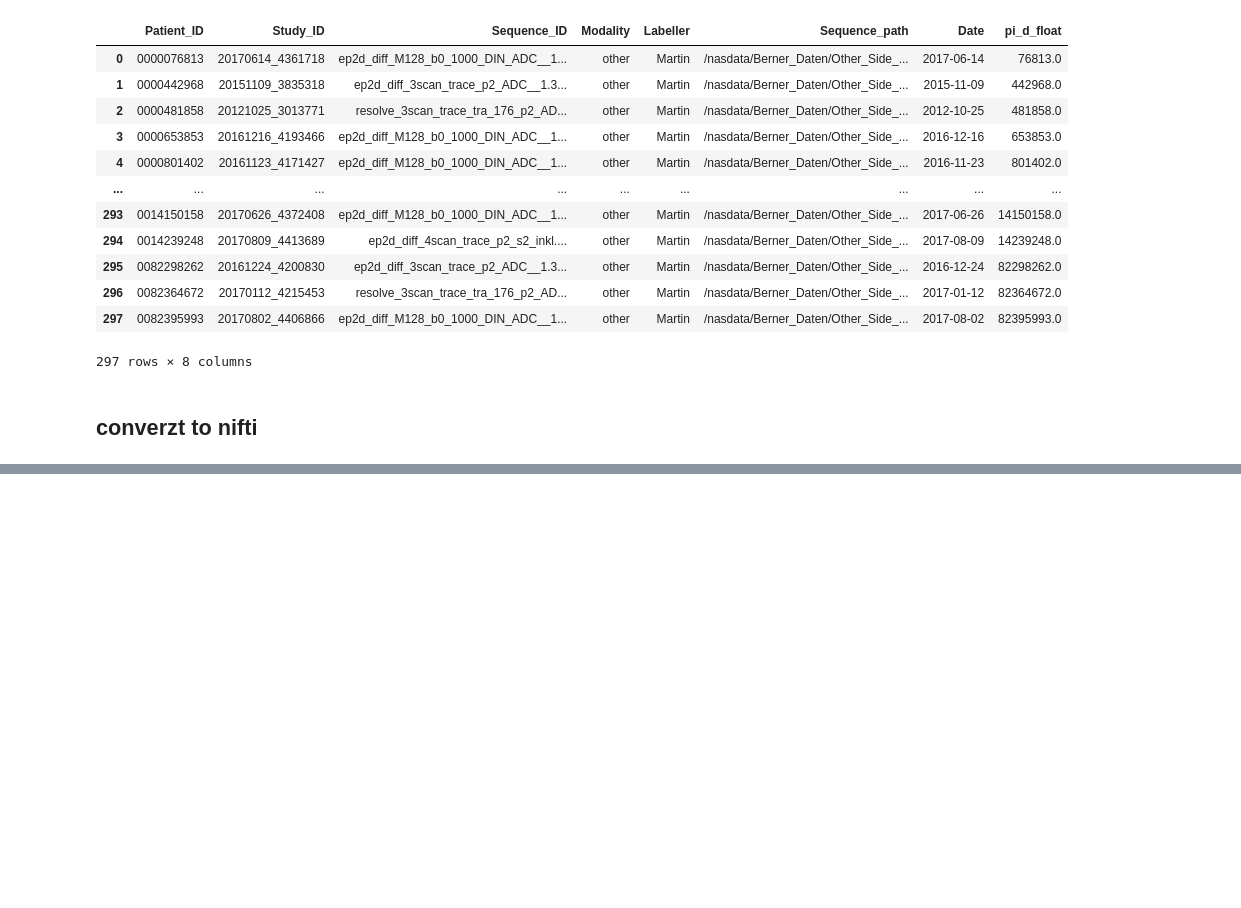
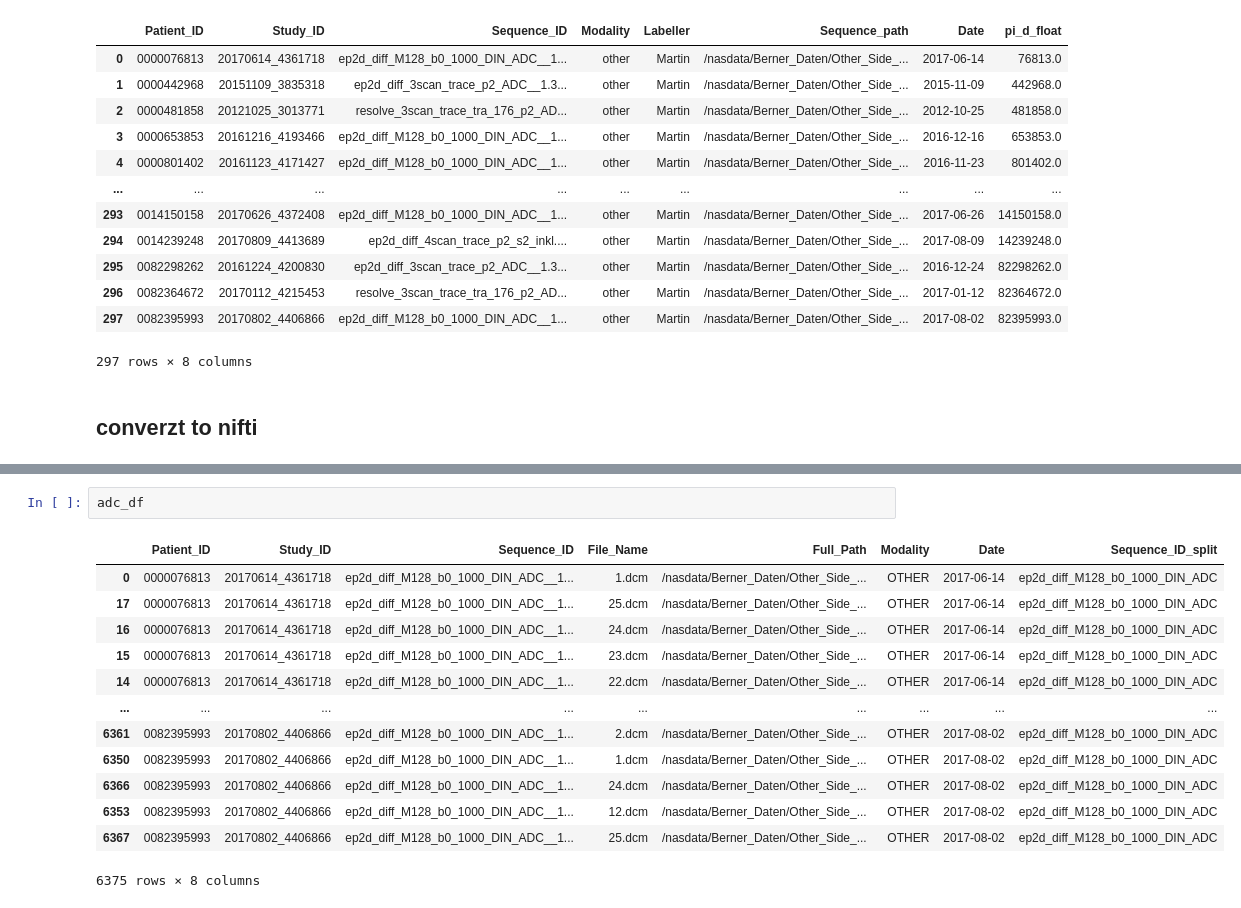
Before and after one commit to buehlpa/berne-cohort-data-pipeline, a Jupyter notebook: 4_1_adc_selection_nifti_conversion.ipynb, the cells around one changed output, grey strips where cells are left out. Cells and saved outputs as stored; diff of their text form; blank space fills up the shorter version.

```diff
--- a/4_1_adc_selection_nifti_conversion.ipynb
+++ b/4_1_adc_selection_nifti_conversion.ipynb
@@ -244,6 +228,22 @@ adc_df.groupby('Patient_ID').nunique().head()
 | 0000481858 | 1 | 1 | 20 | 20 | 1 | 1 | 1 |
 | 0000653853 | 1 | 1 | 25 | 25 | 1 | 1 | 1 |
 | 0000768081 | 1 | 1 | 25 | 25 | 1 | 1 | 1 |
+# %%
+adc_df
+# %% [output]
+|  | Patient_ID | Study_ID | Sequence_ID | File_Name | Full_Path | Modality | Date | Sequence_ID_split |
+| 0 | 0000076813 | 20170614_4361718 | ep2d_diff_M128_b0_1000_DIN_ADC__1... | 1.dcm | /nasdata/Berner_Daten/Other_Side_... | OTHER | 2017-06-14 | ep2d_diff_M128_b0_1000_DIN_ADC |
+| 17 | 0000076813 | 20170614_4361718 | ep2d_diff_M128_b0_1000_DIN_ADC__1... | 25.dcm | /nasdata/Berner_Daten/Other_Side_... | OTHER | 2017-06-14 | ep2d_diff_M128_b0_1000_DIN_ADC |
+| 16 | 0000076813 | 20170614_4361718 | ep2d_diff_M128_b0_1000_DIN_ADC__1... | 24.dcm | /nasdata/Berner_Daten/Other_Side_... | OTHER | 2017-06-14 | ep2d_diff_M128_b0_1000_DIN_ADC |
+| 15 | 0000076813 | 20170614_4361718 | ep2d_diff_M128_b0_1000_DIN_ADC__1... | 23.dcm | /nasdata/Berner_Daten/Other_Side_... | OTHER | 2017-06-14 | ep2d_diff_M128_b0_1000_DIN_ADC |
+| 14 | 0000076813 | 20170614_4361718 | ep2d_diff_M128_b0_1000_DIN_ADC__1... | 22.dcm | /nasdata/Berner_Daten/Other_Side_... | OTHER | 2017-06-14 | ep2d_diff_M128_b0_1000_DIN_ADC |
+| ... | ... | ... | ... | ... | ... | ... | ... | ... |
+| 6361 | 0082395993 | 20170802_4406866 | ep2d_diff_M128_b0_1000_DIN_ADC__1... | 2.dcm | /nasdata/Berner_Daten/Other_Side_... | OTHER | 2017-08-02 | ep2d_diff_M128_b0_1000_DIN_ADC |
+| 6350 | 0082395993 | 20170802_4406866 | ep2d_diff_M128_b0_1000_DIN_ADC__1... | 1.dcm | /nasdata/Berner_Daten/Other_Side_... | OTHER | 2017-08-02 | ep2d_diff_M128_b0_1000_DIN_ADC |
+| 6366 | 0082395993 | 20170802_4406866 | ep2d_diff_M128_b0_1000_DIN_ADC__1... | 24.dcm | /nasdata/Berner_Daten/Other_Side_... | OTHER | 2017-08-02 | ep2d_diff_M128_b0_1000_DIN_ADC |
+| 6353 | 0082395993 | 20170802_4406866 | ep2d_diff_M128_b0_1000_DIN_ADC__1... | 12.dcm | /nasdata/Berner_Daten/Other_Side_... | OTHER | 2017-08-02 | ep2d_diff_M128_b0_1000_DIN_ADC |
+| 6367 | 0082395993 | 20170802_4406866 | ep2d_diff_M128_b0_1000_DIN_ADC__1... | 25.dcm | /nasdata/Berner_Daten/Other_Side_... | OTHER | 2017-08-02 | ep2d_diff_M128_b0_1000_DIN_ADC |
+6375 rows × 8 columns
 # %%
 adc_df = adc_df[adc_df['Modality']=='OTHER']
 source_dcm_sequences = [os.path.join('/',*path.split('/')[:-1]) for path in adc_df['Full_Path']]
```
Also changed, not shown: parts of 17 cells of this notebook, 4 other files.
